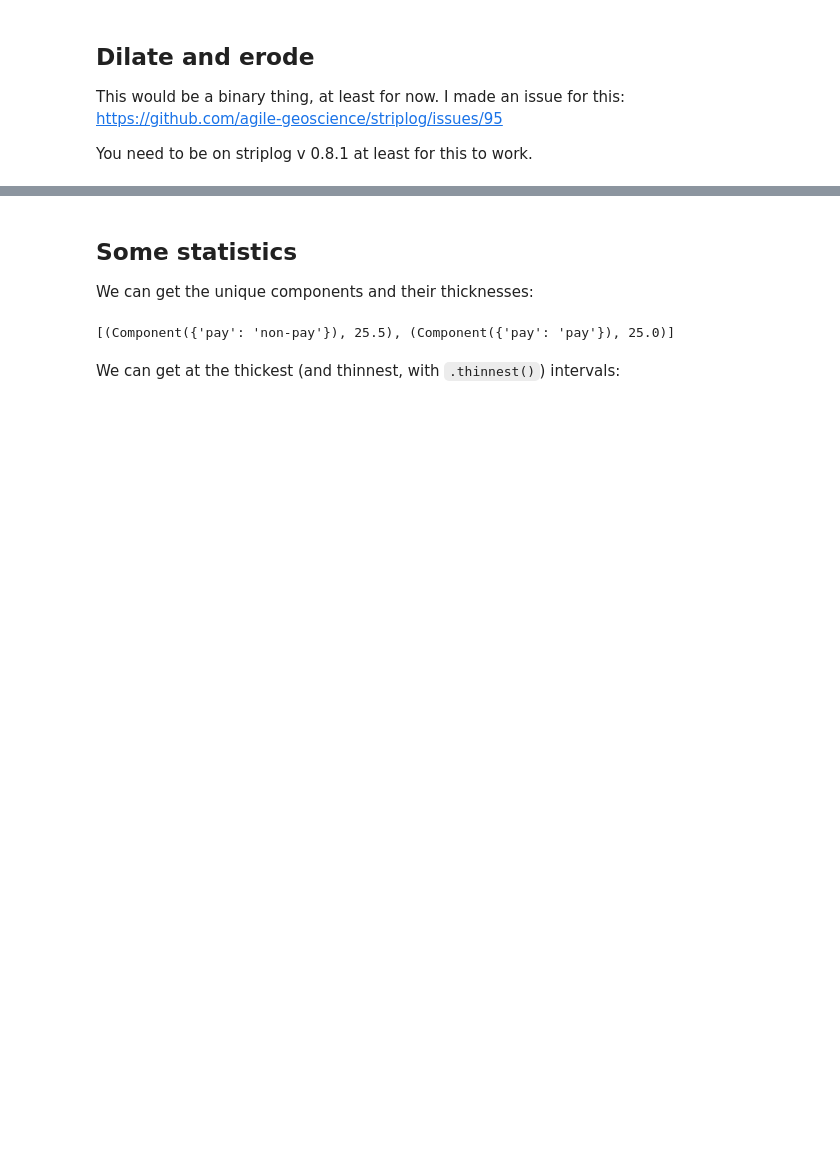
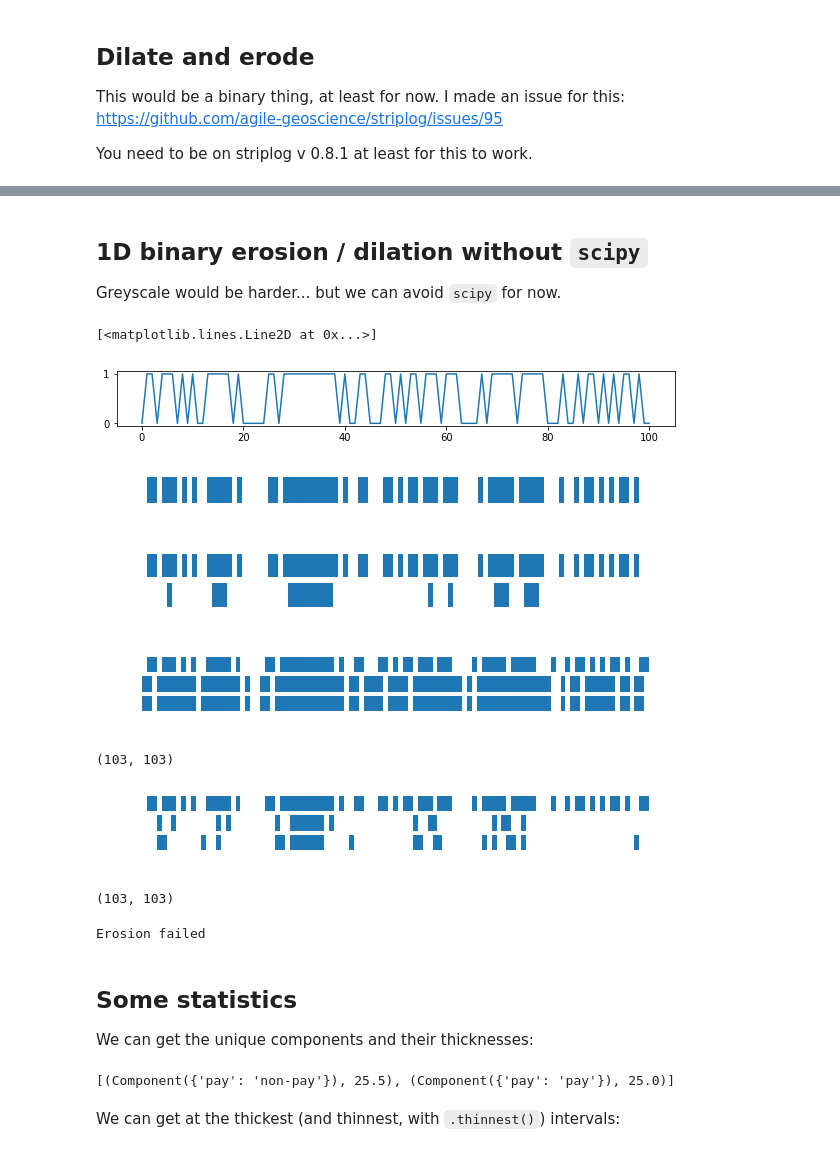
Before and after one commit to agilescientific/striplog, a Jupyter notebook: tutorial/Striplog_with_a_binary_flag.ipynb, the cells around one changed output, grey strips where cells are left out. Cells and saved outputs as stored; diff of their text form; code cells hidden in the pictures; blank space fills up the shorter version.

```diff
--- a/tutorial/Striplog_with_a_binary_flag.ipynb
+++ b/tutorial/Striplog_with_a_binary_flag.ipynb
@@ -207,0 +198,10 @@ plt.show()
+# %% [markdown]
+## 1D binary erosion / dilation without `scipy`
+
+Greyscale would be harder... but we can avoid `scipy` for now.
+# %%
+plt.figure(figsize=(10,1))
+plt.plot(fake_log)
+# %% [output]
+[<matplotlib.lines.Line2D at 0x...>]
+[figure, added]
@@ -207,0 +234,9 @@ plt.show()
+# %%
+plot(fake_log)
+# %% [output]
+[figure, added]
+# %%
+eros = bm.binary_erosion(fake_log, structure=[1,1,1])
+compare(fake_log, eros)
+# %% [output]
+[figure, added]
@@ -208,3 +274,57 @@ plt.show()
+# %%
+L = 11
+dila = bm.binary_dilation(fake_log, structure=[0,1,0,0,1])
+dila2 = binary_dilation(fake_log, structure=[0,1,0,0,1])
+compare(fake_log, dila, dila2)
+# %% [output]
+[figure, added]
+# %%
+len(dila), len(dila2)
+# %% [output]
+(103, 103)
+# %%
+eros = bm.binary_erosion(fake_log, structure=[1,1,0,0,1])
+eros2 = binary_erosion(fake_log, structure=[1,1,0,0,1])
+compare(fake_log, eros, eros2)
+# %% [output]
+[figure, added]
+# %%
+len(eros), len(eros2)
+# %% [output]
+(103, 103)
+# %%
+from tqdm import tqdm
+
+for _ in tqdm(range(1000)):
+
+    arr = np.random.randint(0, 2, size=1000)
+    se = np.ones(np.random.randint(1, 31))
+
+    dila = bm.binary_dilation(arr, structure=[1,0,0,1,1,0,1])
+    dila2 = binary_dilation(arr, structure=[1,0,0,1,1,0,1])
+    if np.any(dila - dila2):
+        print("Dilation failed")
+        break
+
+    eros = bm.binary_erosion(arr, structure=[1,0,0,1,1,0,1])
+    eros2 = binary_erosion(arr, structure=[1,0,0,1,1,0,1])
+    if np.any(eros - eros2):
+        print("Erosion failed")
+        break
+
+    opng = bm.binary_opening(arr, structure=[1,0,0,1,1,0,1])
+    opng2 = binary_opening(arr, structure=[1,0,0,1,1,0,1])
+    if np.any(opng - opng2):
+        print("Opening failed")
+        break
+
+    clsg = bm.binary_closing(arr, structure=[1,0,0,1,1,0,1])
+    clsg2 = binary_closing(arr, structure=[1,0,0,1,1,0,1])
+    if np.any(clsg - clsg2):
+        print("Opening failed")
+        break
+# %% [output]
+Erosion failed
 # %% [markdown]
 ## Some statistics
 
```
Also changed, not shown: parts of 10 cells of this notebook, 2 other files.
